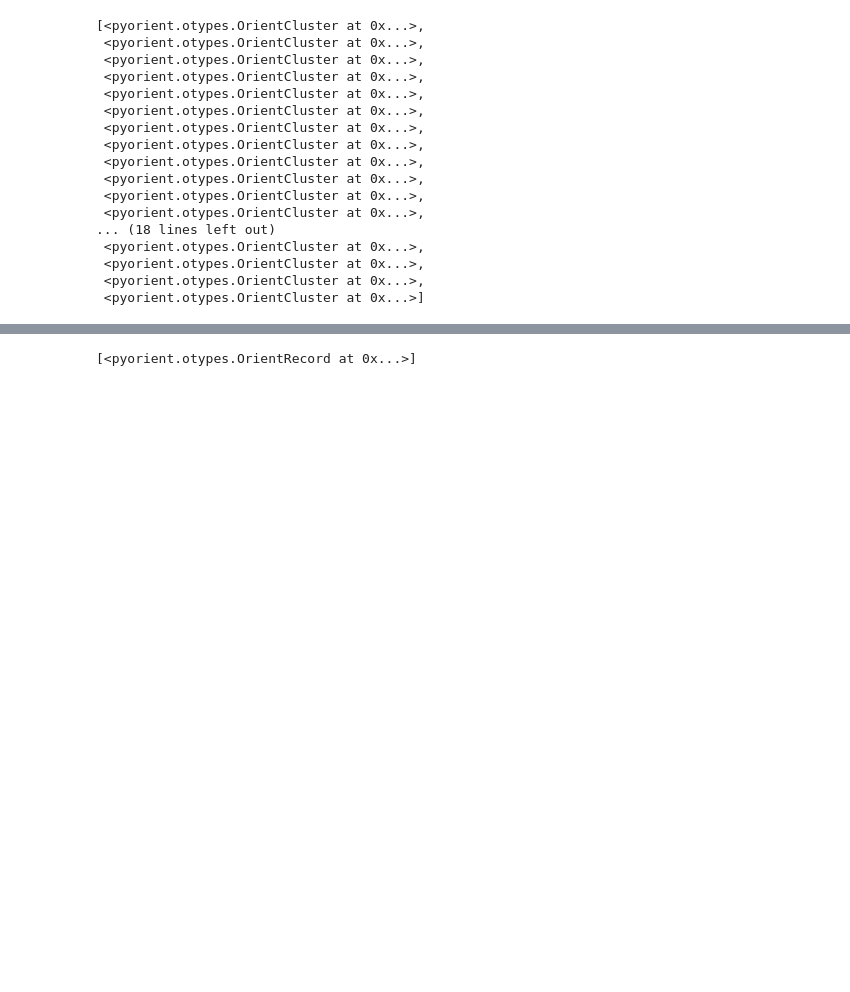
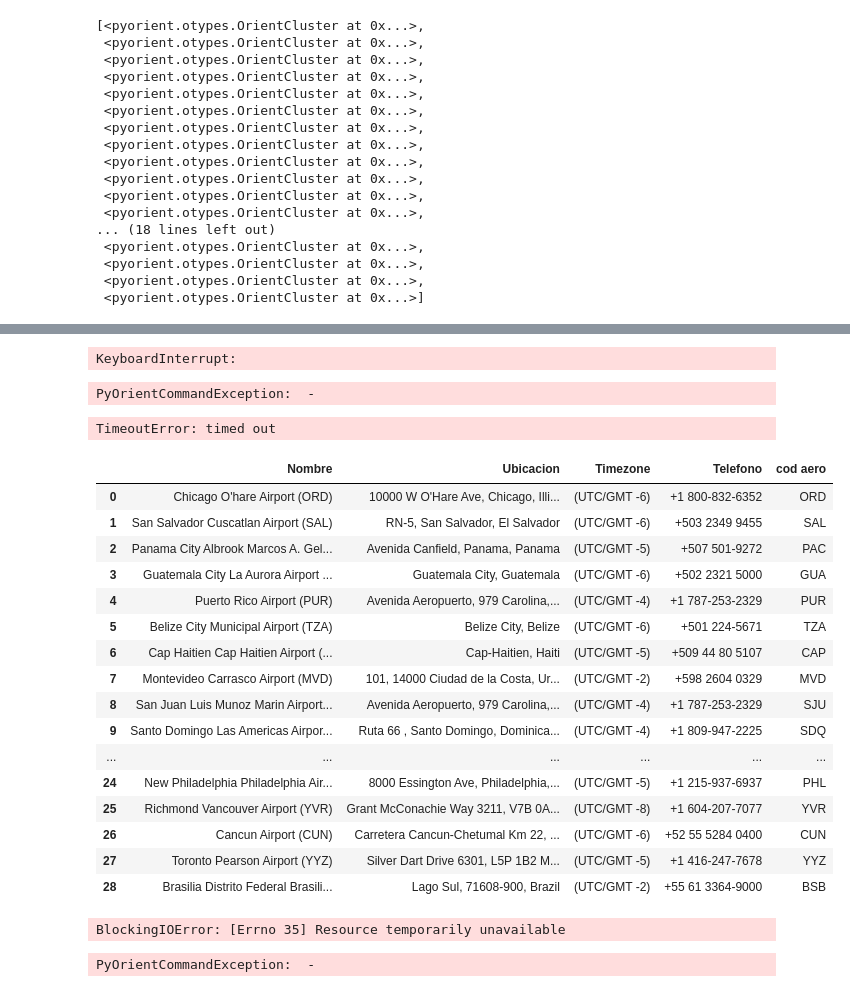
Before and after one commit to ManriCamachoP/AeropuertoDB, a Jupyter notebook: src/OrientDB.ipynb, the cells around one changed output, grey strips where cells are left out. Saved outputs shown, nothing was run; the diff lists cells and outputs as text; code cells hidden in the pictures; blank space fills up the shorter version.

```diff
--- a/src/OrientDB.ipynb
+++ b/src/OrientDB.ipynb
@@ -46,0 +45,33 @@ TimeoutError: timed out
+# %%
+#Importamos las bases de datos, igualmente a como lo hicimos en ArangoDB
+
+aeropuerto_info = pd.read_csv("DataFrames/Info_Basica_Aeropuertos.csv").iloc[:,1:]
+arrivos = pd.read_csv("DataFrames/arrivos.csv").iloc[:,1:]
+aerolineas = pd.read_csv("DataFrames/Aerolineas.csv").iloc[:,1:]
+aerolineas.fillna("NO",inplace=True)
+aerolineas.drop_duplicates(subset=['IATA'],inplace=True)
+aerolineas = aerolineas[aerolineas['IATA'].str.len() <= 2]
+arrivos = arrivos.applymap(str)
+arrivos.drop_duplicates(inplace=True,subset=['Numero de Vuelo'])
+arrivos["cod origen"] = arrivos.apply(lambda x: x['Origen'].split()[-1].replace('[','').replace(']',''), axis=1)
+arrivos['cod destino'] = arrivos.apply(lambda x: x['Destino'].split()[-1].replace('(','').replace(')',''), axis=1)
+aeropuerto_info['cod aero'] = aeropuerto_info.apply(lambda x: x['Nombre'].split()[-1].replace('(','').replace(')',''), axis=1)
+arrivos['cod vuelo'] = arrivos['Numero de Vuelo'].apply(lambda a: a[0:2]+a[3:])
+arrivos['IATA'] = arrivos['Numero de Vuelo'].apply(lambda a: a[0:2])
+# %%
+#Ahora proseguimos a crear las clases
+
+client.command("create class aeropuerto extends V") #Tira error pero sin embargo se creo en el localhost
+client.command("create class aerolinea extends V") #Tira error pero sin embargo se creo en el localhost
+client.command("create class arrivos extends V") #Tira error pero sin embargo se creo en el localhost
+# %% [output]
+KeyboardInterrupt:
+# %%
+#Ahora teniendo ya las clases proseguimos a utilizar el insert para agregar la información
+
+##Primero a la clase de aeropuerto
+for row in range(aeropuerto_info.shape[0]):
+
+    client.command(f"insert into aeropuerto set {aeropuerto_info.columns[0]} = {aeropuerto_info.iloc[row,0]}, {aeropuerto_info.columns[1]} = {aeropuerto_info.iloc[row,1]}, {aeropuerto_info.columns[2]} = {aeropuerto_info.iloc[row,2]}, {aeropuerto_info.columns[3]} = {aeropuerto_info.iloc[row,3]}")
+# %% [output]
+PyOrientCommandException:  -
@@ -46,0 +80,28 @@ TimeoutError: timed out
+# %%
+aeropuerto_info.rename(columns={"Ubicación":"Ubicacion","Teléfono":"Telefono"},inplace=True)
+# %%
+for row in range(aeropuerto_info.shape[0]):
+
+    client.command(f"insert into aeropuerto set {aeropuerto_info.columns[0]} = {aeropuerto_info.iloc[row,0]}, {aeropuerto_info.columns[1]} = {aeropuerto_info.iloc[row,1]}, {aeropuerto_info.columns[2]} = {aeropuerto_info.iloc[row,2]}, {aeropuerto_info.columns[3]} = {aeropuerto_info.iloc[row,3]}")
+# %% [output]
+TimeoutError: timed out
+# %%
+aeropuerto_info
+# %% [output]
+|  | Nombre | Ubicacion | Timezone | Telefono | cod aero |
+| 0 | Chicago O'hare Airport (ORD) | 10000 W O'Hare Ave, Chicago, Illi... | (UTC/GMT -6) | +1 800-832-6352 | ORD |
+| 1 | San Salvador Cuscatlan Airport (SAL) | RN-5, San Salvador, El Salvador | (UTC/GMT -6) | +503 2349 9455 | SAL |
+| 2 | Panama City Albrook Marcos A. Gel... | Avenida Canfield, Panama, Panama | (UTC/GMT -5) | +507 501-9272 | PAC |
+| 3 | Guatemala City La Aurora Airport ... | Guatemala City, Guatemala | (UTC/GMT -6) | +502 2321 5000 | GUA |
+| 4 | Puerto Rico Airport (PUR) | Avenida Aeropuerto, 979 Carolina,... | (UTC/GMT -4) | +1 787-253-2329 | PUR |
+| 5 | Belize City Municipal Airport (TZA) | Belize City, Belize | (UTC/GMT -6) | +501 224-5671 | TZA |
+| 6 | Cap Haitien Cap Haitien Airport (... | Cap-Haitien, Haiti | (UTC/GMT -5) | +509 44 80 5107 | CAP |
+| 7 | Montevideo Carrasco Airport (MVD) | 101, 14000 Ciudad de la Costa, Ur... | (UTC/GMT -2) | +598 2604 0329 | MVD |
+| 8 | San Juan Luis Munoz Marin Airport... | Avenida Aeropuerto, 979 Carolina,... | (UTC/GMT -4) | +1 787-253-2329 | SJU |
+| 9 | Santo Domingo Las Americas Airpor... | Ruta 66 , Santo Domingo, Dominica... | (UTC/GMT -4) | +1 809-947-2225 | SDQ |
+| ... | ... | ... | ... | ... | ... |
+| 24 | New Philadelphia Philadelphia Air... | 8000 Essington Ave, Philadelphia,... | (UTC/GMT -5) | +1 215-937-6937 | PHL |
+| 25 | Richmond Vancouver Airport (YVR) | Grant McConachie Way 3211, V7B 0A... | (UTC/GMT -8) | +1 604-207-7077 | YVR |
+| 26 | Cancun Airport (CUN) | Carretera Cancun-Chetumal Km 22, ... | (UTC/GMT -6) | +52 55 5284 0400 | CUN |
+| 27 | Toronto Pearson Airport (YYZ) | Silver Dart Drive 6301, L5P 1B2 M... | (UTC/GMT -5) | +1 416-247-7678 | YYZ |
+| 28 | Brasilia Distrito Federal Brasili... | Lago Sul, 71608-900, Brazil | (UTC/GMT -2) | +55 61 3364-9000 | BSB |
@@ -47,4 +110,8 @@ TimeoutError: timed out
+# %%
+client.command(f"insert into aeropuerto set {aeropuerto_info.columns[0]} = {aeropuerto_info.iloc[0,0]}, {aeropuerto_info.columns[1]} = {aeropuerto_info.iloc[0,1]}, {aeropuerto_info.columns[2]} = {aeropuerto_info.iloc[0,2]}, {aeropuerto_info.columns[3]} = {aeropuerto_info.iloc[0,3]}")
+# %% [output]
+BlockingIOError: [Errno 35] Resource temporarily unavailable
 # %%
-client.command("insert into Aeropuertos set name = 'SJO', telefono = '506'")
+client.command("insert into aeropuerto set name = Chicago O'hare Airport (ORD)")
 # %% [output]
-[<pyorient.otypes.OrientRecord at 0x...>]
+PyOrientCommandException:  -
```
Also changed, not shown: parts of 5 cells of this notebook.
